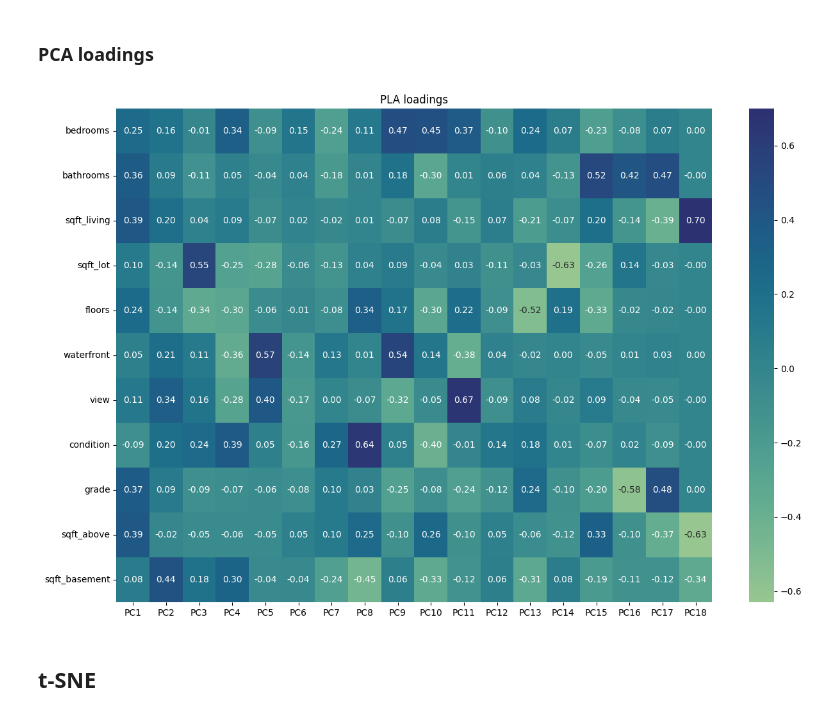
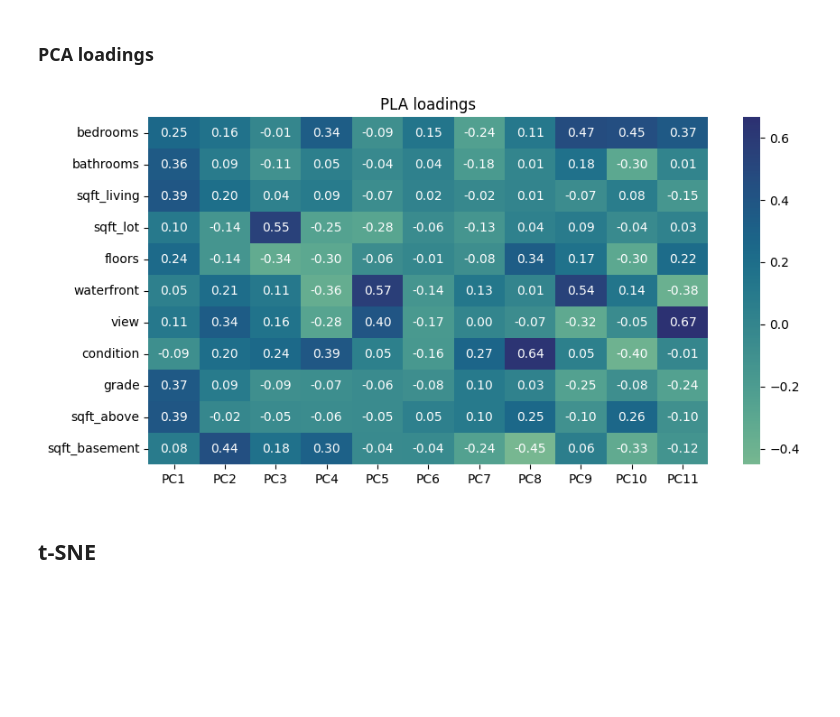
Before and after one commit to MarcinStolarczyk01/WSEI-Preliminary_Processing_and_Visualization_of_Data, a Jupyter notebook: lab5/Dimension-Reduction.ipynb, the cells around one changed output. Drawn from its saved outputs; the diff is of its cells as text; code cells hidden in the pictures; blank space fills up the shorter version.

```diff
--- a/lab5/Dimension-Reduction.ipynb
+++ b/lab5/Dimension-Reduction.ipynb
@@ -123,19 +123,19 @@ cbar.set_label("Price")
 # %%
 import seaborn as sns
 
 loadings = pd.DataFrame(
     pca.components_.T,
     columns=[f"PC{i+1}" for i in range(len(features.columns))],
     index=features.columns,
 )
 
-plt.figure(figsize=[15, 10])
-sns.heatmap(loadings.iloc[:11], annot=True, center=0, fmt=".2f", cmap="crest")
+plt.figure(figsize=[10, 5])
+sns.heatmap(loadings.iloc[:11, :11], annot=True, center=0, fmt=".2f", cmap="crest")
 plt.title("PLA loadings")
 
 plt.show()
 # %% [output]
-[figure, old version]
+[figure, new version]
 # %% [markdown]
 ## t-SNE
 # %%
```
Also changed, not shown: parts of 1 cell of this notebook.
